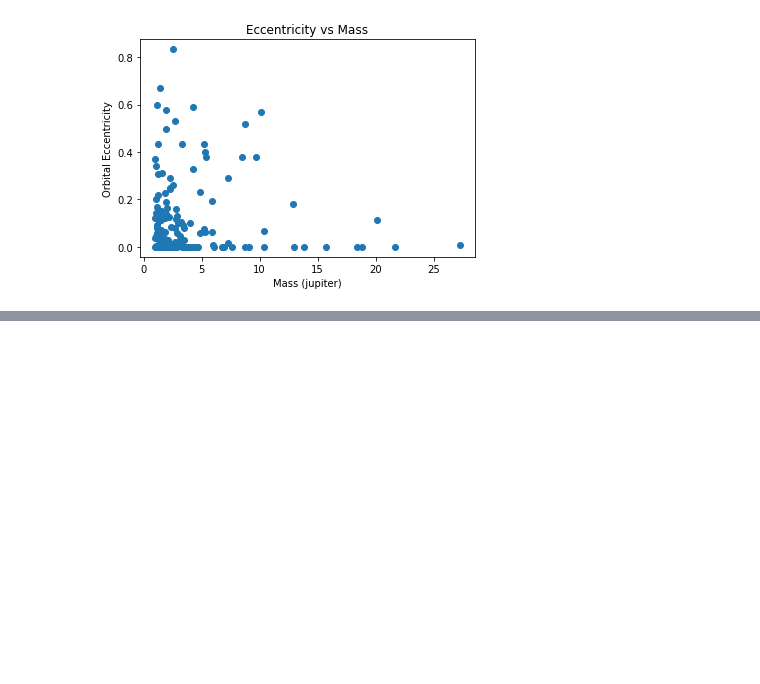
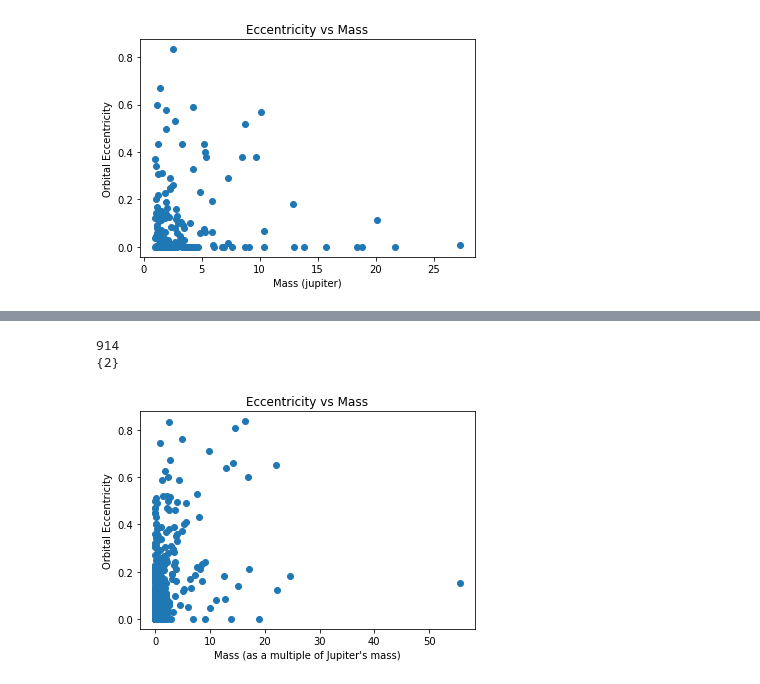
Before and after one commit to the-soph-ia/Astrophysics-EE, a Jupyter notebook: src/Graphing Scripts.ipynb, the cells around one changed output, grey strips where cells are left out. Cells and saved outputs as stored; diff of their text form; code cells hidden in the pictures; blank space fills up the shorter version.

```diff
--- a/src/Graphing Scripts.ipynb
+++ b/src/Graphing Scripts.ipynb
@@ -227,0 +235,28 @@ Text(0.5, 0, 'Mass (jupiter)')
+# %%
+'''Graphing ALL planet types if they are the one of two planets in their system'''
+import matplotlib.pyplot as plt
+
+with open(all_csv_2,'w') as f7:
+                [f7.write(str(table.loc[i].pl_orbeccen)+","
+                  +str(table.loc[i].pl_bmassj)+","
+                  +str(table.loc[i].sy_pnum)+"\n")
+                  for i,line in enumerate(table.sy_pnum)if float(line)==2]
+
+all_table_2 = pd.read_csv(all_csv_2, names=['eccentricity','mass_j', 'sys_planet_num'])
+sample_size = all_table_2.index.stop
+print(sample_size)
+
+plt.figure(figsize=(10,6))
+mass_jupiter = plt.scatter(all_table_2.mass_j, all_table_2.eccentricity)
+plt.title("Eccentricity vs Mass")
+plt.ylabel("Orbital Eccentricity")
+plt.xlabel("Mass (as a multiple of Jupiter's mass)")
+
+'''Check to make sure that filtering worked'''
+s = set([])
+for num in all_table_2.sys_planet_num:s.add(num)
+print(s)
+# %% [output]
+914
+{2}
+[figure, added]
```
Also changed, not shown: parts of 34 cells of this notebook, 1 other file.
